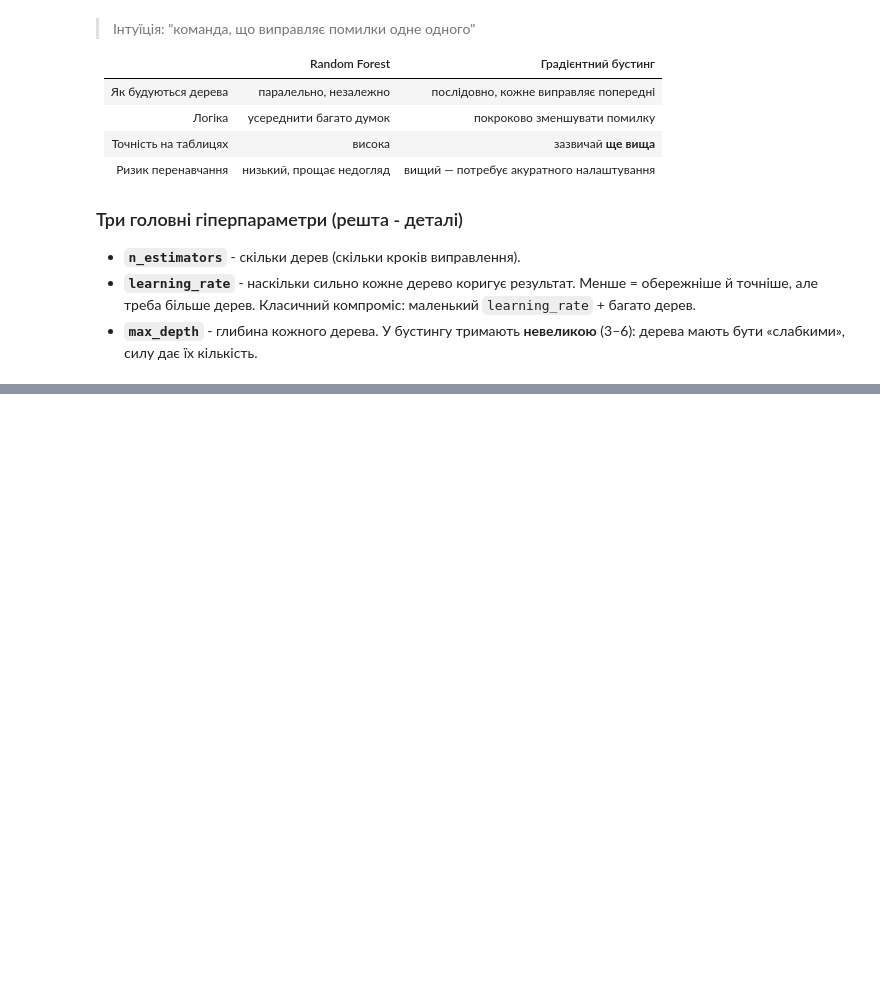
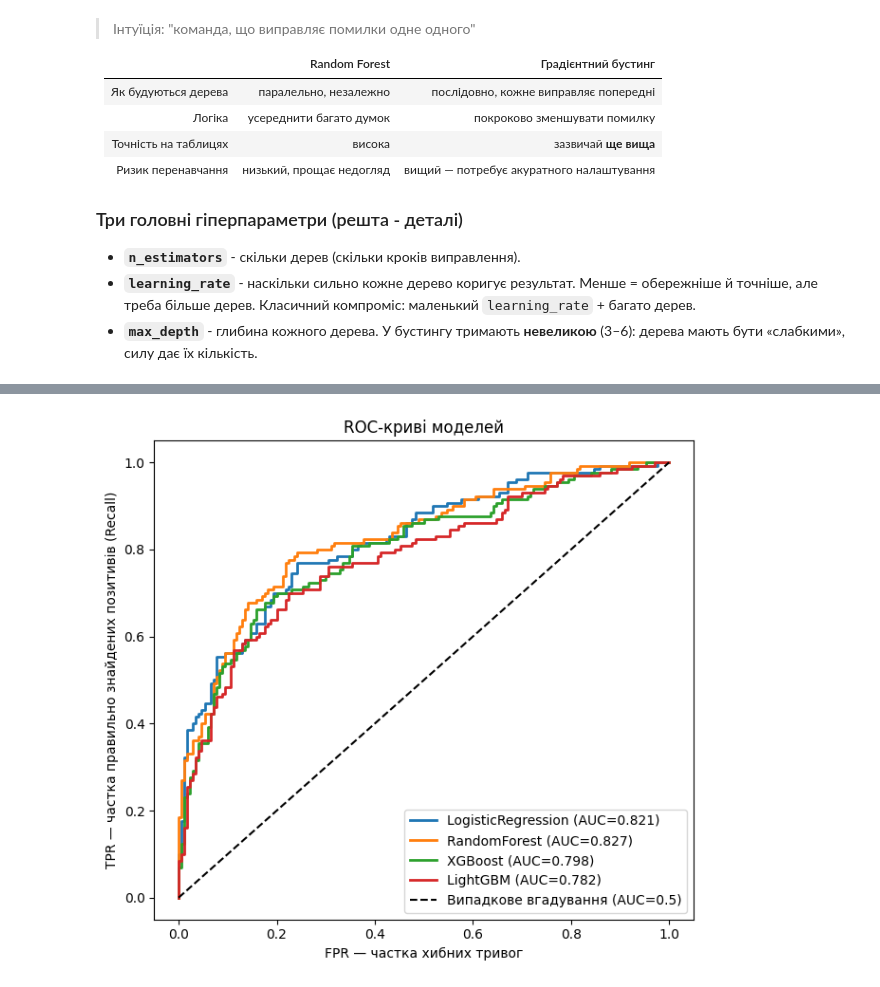
Before and after one commit to DymaStar/DTA_2026, a Jupyter notebook: ML/DS_230626_XGBoost_LightGBM.ipynb, the cells around one changed output, grey strips where cells are left out. Drawn from its saved outputs; the diff is of its cells as text; code cells hidden in the pictures; blank space fills up the shorter version.

```diff
--- a/ML/DS_230626_XGBoost_LightGBM.ipynb
+++ b/ML/DS_230626_XGBoost_LightGBM.ipynb
@@ -107,0 +410,64 @@ CV accuracy: [0.767 0.747 0.683 0.74  0.747] | середнє: 0.737 ± 0.028
+# %%
+# Імпортуємо функції
+# для побудови ROC-кривої
+# та обчислення площі під нею (AUC).
+
+from sklearn.metrics import roc_curve, auc
+
+
+# Створюємо фігуру для графіка.
+plt.figure(figsize=(6.5, 6))
+
+
+# Будуємо ROC-криву
+# для кожної моделі.
+
+for name, mdl in models.items():
+
+    # Logistic Regression вже навчена,
+    # тому використовуємо X_test.
+    if name == "LogisticRegression":
+        p = mdl.predict_proba(X_test)[:, 1]
+
+    # Для інших моделей
+    # використовуємо підготовлені дані X_te.
+    else:
+        p = mdl.predict_proba(X_te)[:, 1]
+
+    # Обчислюємо координати ROC-кривої.
+    fpr, tpr, _ = roc_curve(y_test, p)
+
+    # Будуємо ROC-криву.
+    plt.plot(
+        fpr,
+        tpr,
+        lw=2,
+        label=f"{name} (AUC={auc(fpr, tpr):.3f})"
+    )
+
+
+# Лінія випадкового вгадування.
+plt.plot(
+    [0, 1],
+    [0, 1],
+    "k--",
+    label="Випадкове вгадування (AUC=0.5)"
+)
+
+# Підписуємо осі.
+plt.xlabel("FPR — частка хибних тривог")
+plt.ylabel("TPR — частка правильно знайдених позитивів (Recall)")
+
+# Заголовок графіка.
+plt.title("ROC-криві моделей")
+
+# Додаємо легенду.
+plt.legend(loc="lower right")
+
+# Автоматично підганяємо відступи.
+plt.tight_layout()
+
+# Відображаємо графік.
+plt.show()
+# %% [output]
+[figure, added]
```
Also changed, not shown: parts of 11 cells of this notebook.
